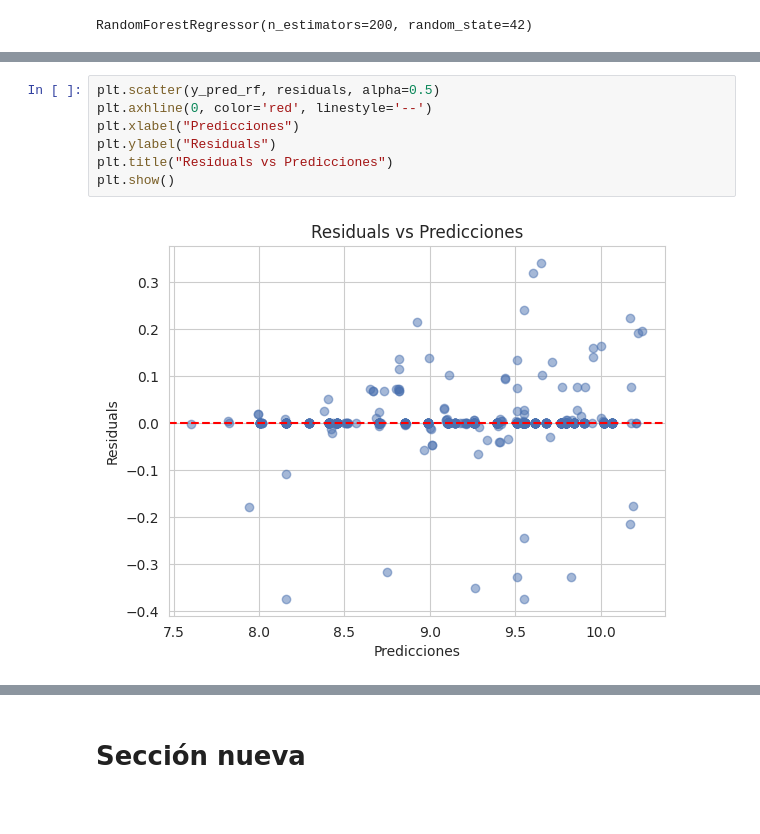
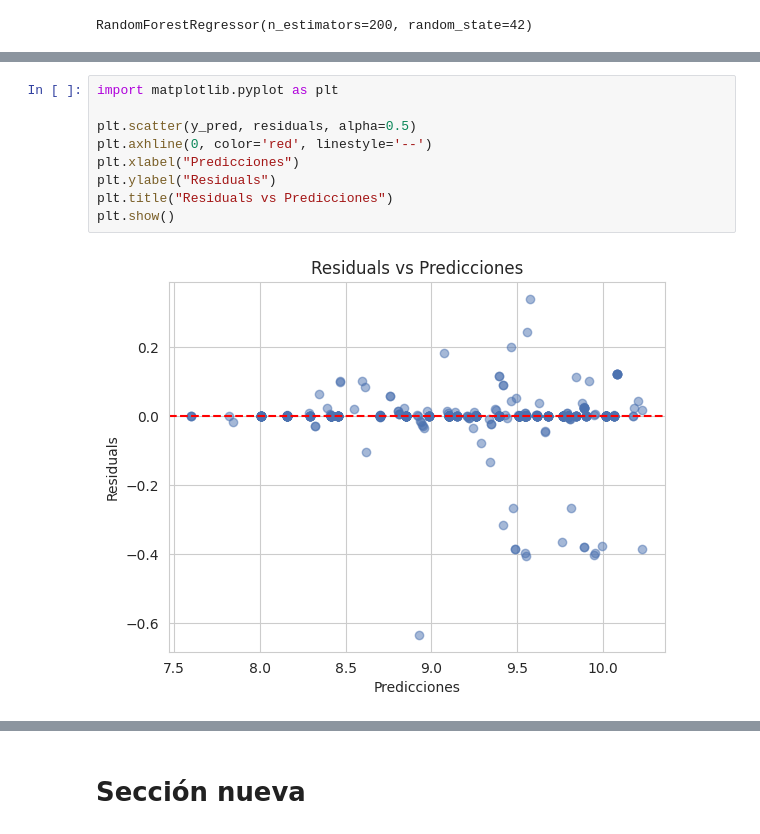
Before and after one commit to estemartinez87-cell/ProyectoConsumodeCafeI-MartinezEstela, a Jupyter notebook: Analisis_del_consumo_del_cafe.ipynb, the cells around one changed output, grey strips where cells are left out. Drawn from its saved outputs; the diff is of its cells as text.

```diff
--- a/Analisis_del_consumo_del_cafe.ipynb
+++ b/Analisis_del_consumo_del_cafe.ipynb
@@ -846,12 +824,14 @@ Median value of residuals: 1.5987211554602254e-14
 # %%
-plt.scatter(y_pred_rf, residuals, alpha=0.5)
+import matplotlib.pyplot as plt
+
+plt.scatter(y_pred, residuals, alpha=0.5)
 plt.axhline(0, color='red', linestyle='--')
 plt.xlabel("Predicciones")
 plt.ylabel("Residuals")
 plt.title("Residuals vs Predicciones")
 plt.show()
 # %% [output]
-[figure, old version]
+[figure, new version]
 # %%
 corr_matrix = df_model[['Precio', 'Cantidad', 'Ventas']].corr()
 sns.heatmap(corr_matrix, annot=True, cmap='coolwarm')
```
Also changed, not shown: parts of 19 cells of this notebook.
